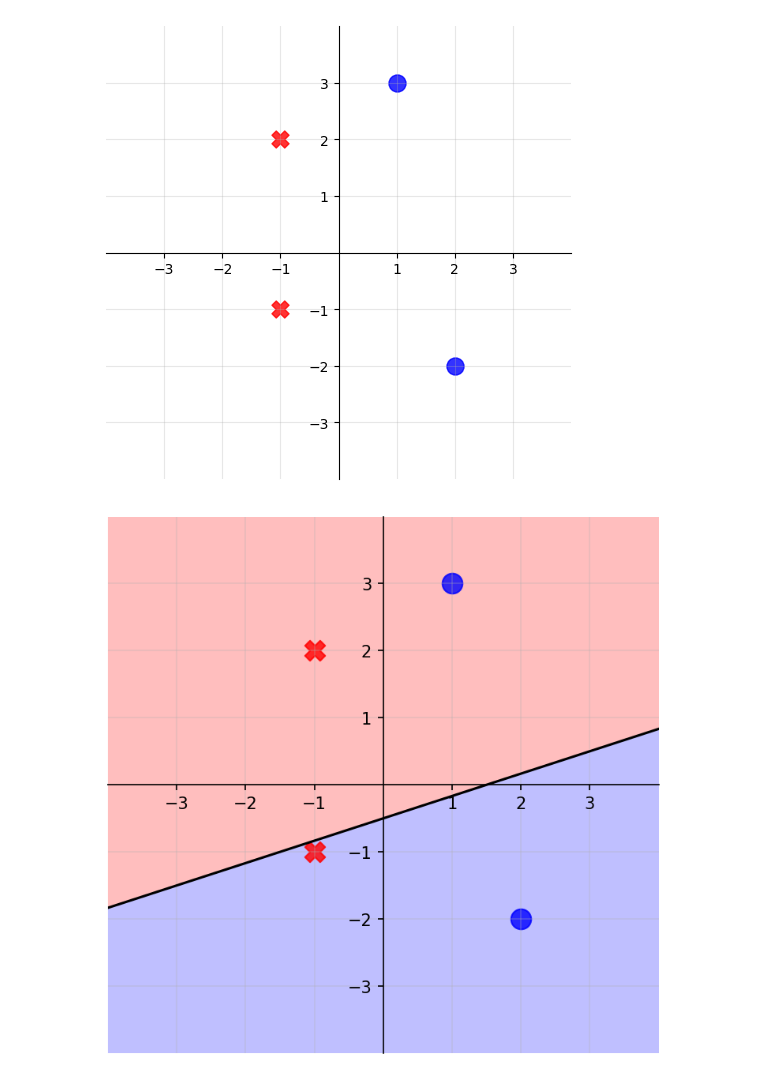
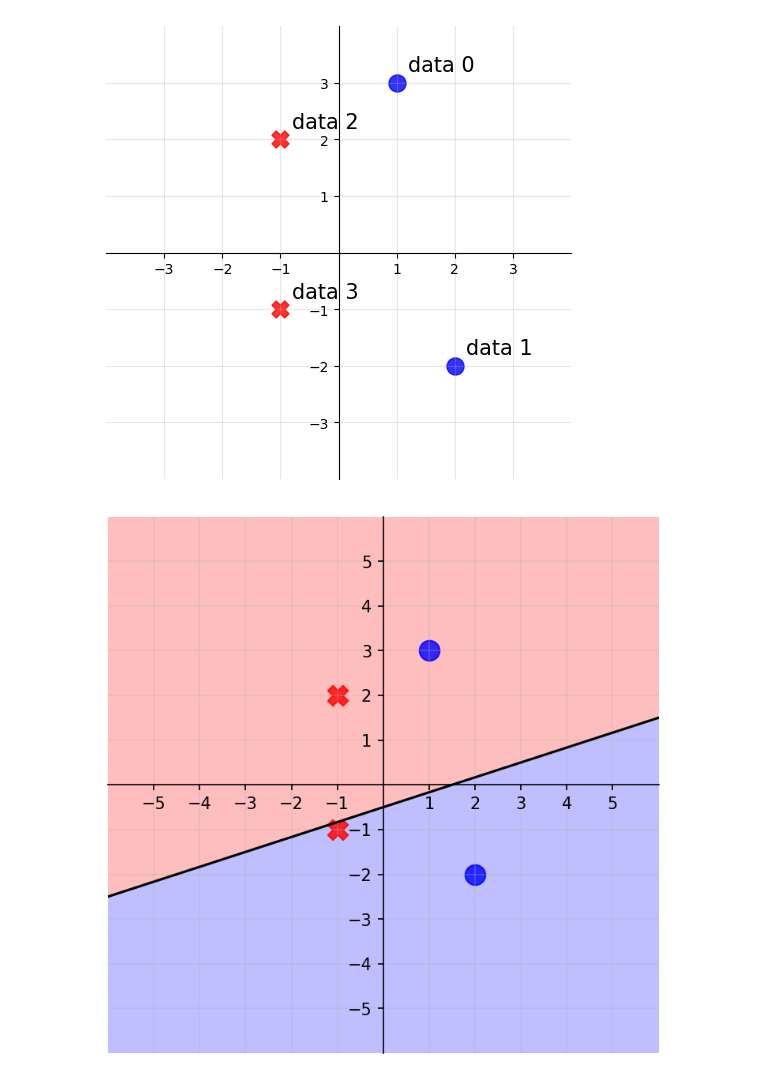
Before and after one commit to panghanwu/matplotlib_demo, a Jupyter notebook: my_template/004_linear_separability.ipynb, the cells around one changed output. Saved outputs shown, nothing was run; the diff lists cells and outputs as text; code cells hidden in the pictures.

```diff
--- a/my_template/004_linear_separability.ipynb
+++ b/my_template/004_linear_separability.ipynb
@@ -12,11 +12,11 @@ gt = [1, 1, -1, -1]
 
 
 
-def plot_data(data, gt, w=None, dpi=100):
+def plot_data(data, gt, w=None, dpi=100, show_id=True, view=4):
     # set figure
     plt.figure(figsize=(6,6), dpi=dpi)
-    plt.xlim((-4,4))
-    plt.ylim((-4,4))
+    plt.xlim((-view,view))
+    plt.ylim((-view,view))
     plt.grid(alpha=0.3)
     # set axes to center
     ax = plt.gca()
@@ -26,18 +26,23 @@ def plot_data(data, gt, w=None, dpi=100):
     ax.spines['left'].set_position(('data',0))
     ax.xaxis.set_ticks_position('bottom')
     ax.spines['bottom'].set_position(('data',0))
-    ax.set_xticks([-3,-2,-1,1,2,3])
-    ax.set_yticks([-3,-2,-1,1,2,3])
+    ticks = [i for i in range(-view+1, 0)] + [i for i in range(1,view)]
+    ax.set_xticks(ticks)
+    ax.set_yticks(ticks)
+    # add id
+    if show_id:
+        for i, d in enumerate(data):
+            plt.text(d[0]+.2, d[1]+.2, 'data {}'.format(i), fontsize=15)
 
-    if w != None:
+    if w is not None:
         # plot contour
-        x = np.linspace(-4, 4, 9)
-        y = np.linspace(-4, 4, 9)
+        x = np.linspace(-view, view, 6)
+        y = np.linspace(-view, view, 6)
         x, y = np.meshgrid(x, y)
         z = w[0] + w[1]*x + w[2]*y
         plt.contourf(x, y, z, 0, alpha=.5, cmap='bwr')
         # plot line
-        x = np.linspace(-6, 6, 13)
+        x = np.linspace(-1.5*view, 1.5*view, 6)
         y = -(w[0] + w[1]*x)/w[2]
         plt.plot(x, y, c='k')
 
@@ -52,9 +57,9 @@ def plot_data(data, gt, w=None, dpi=100):
 
 plot_data(data, gt)
 # %% [output]
-[figure, old version]
+[figure, new version]
 # %%
 w = (1.5, -1, 3)
-plot_data(data, gt, w, dpi=150)
+plot_data(data, gt, w, dpi=150, show_id=False, view=6)
 # %% [output]
-[figure, old version]
+[figure, new version]
```
